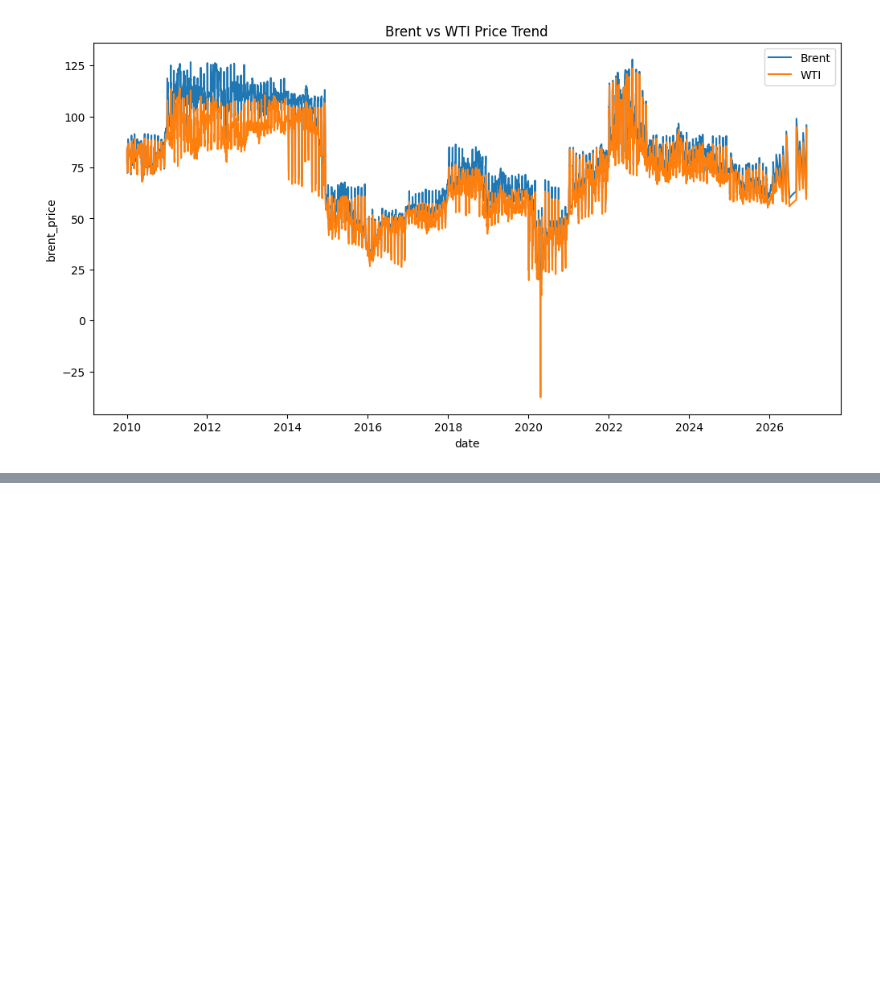
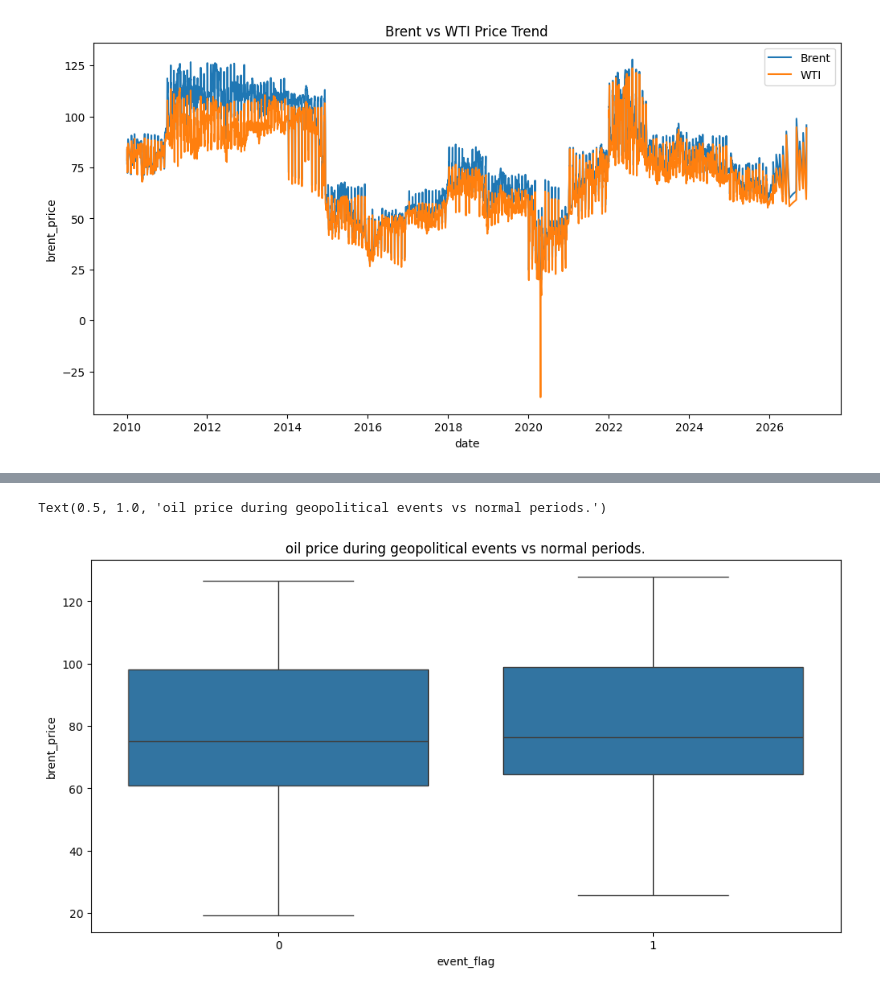
Before and after one commit to RAHEEL-HASSAN-WORK/Oil_Geopolitics_Analysis, a Jupyter notebook: Oil_Geopolitics.ipynb, the cells around one changed output, grey strips where cells are left out. Cells and saved outputs as stored; diff of their text form; code cells hidden in the pictures; blank space fills up the shorter version.

```diff
--- a/Oil_Geopolitics.ipynb
+++ b/Oil_Geopolitics.ipynb
@@ -281,2 +282,9 @@ NameError: name 'event_date' is not defined
 # %%
 sns.boxplot(data=df[['brent_price','wti_price','vix','dxy_index']])
+# %%
+plt.figure(figsize=(12,6))
+sns.boxplot(x='event_flag', y='brent_price', data=df)
+plt.title("oil price during geopolitical events vs normal periods.")
+# %% [output]
+Text(0.5, 1.0, 'oil price during geopolitical events vs normal periods.')
+[figure, added]
```
Also changed, not shown: parts of 1 cell of this notebook.
